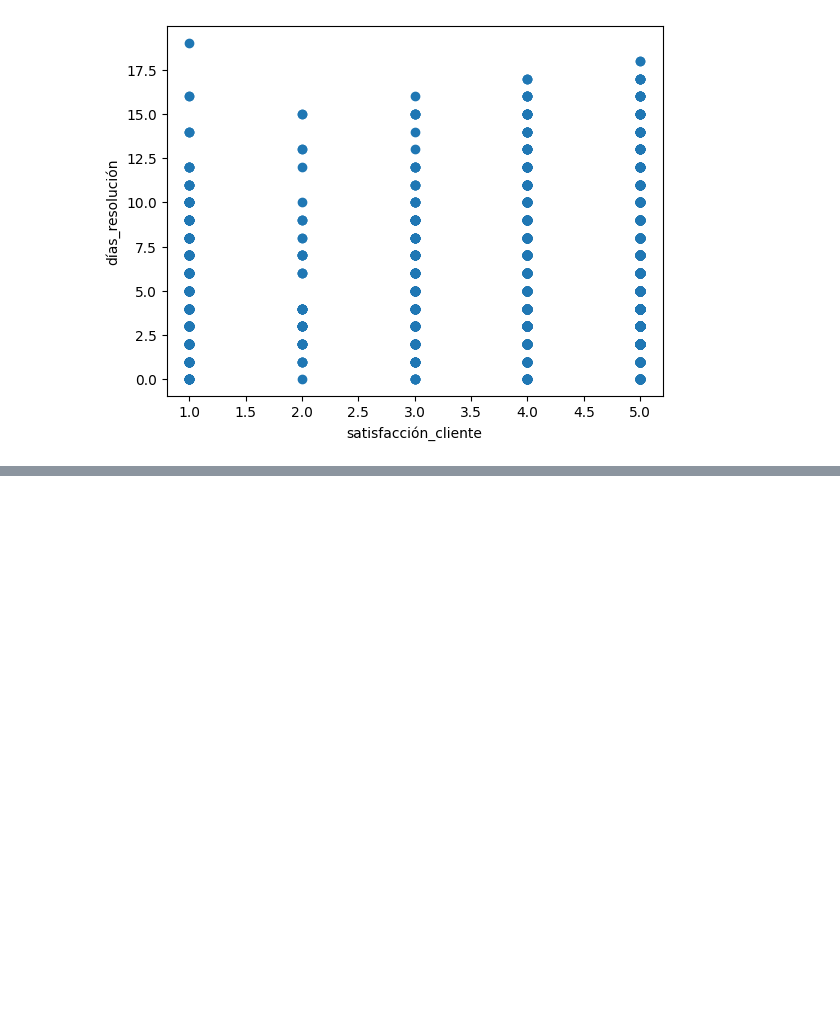
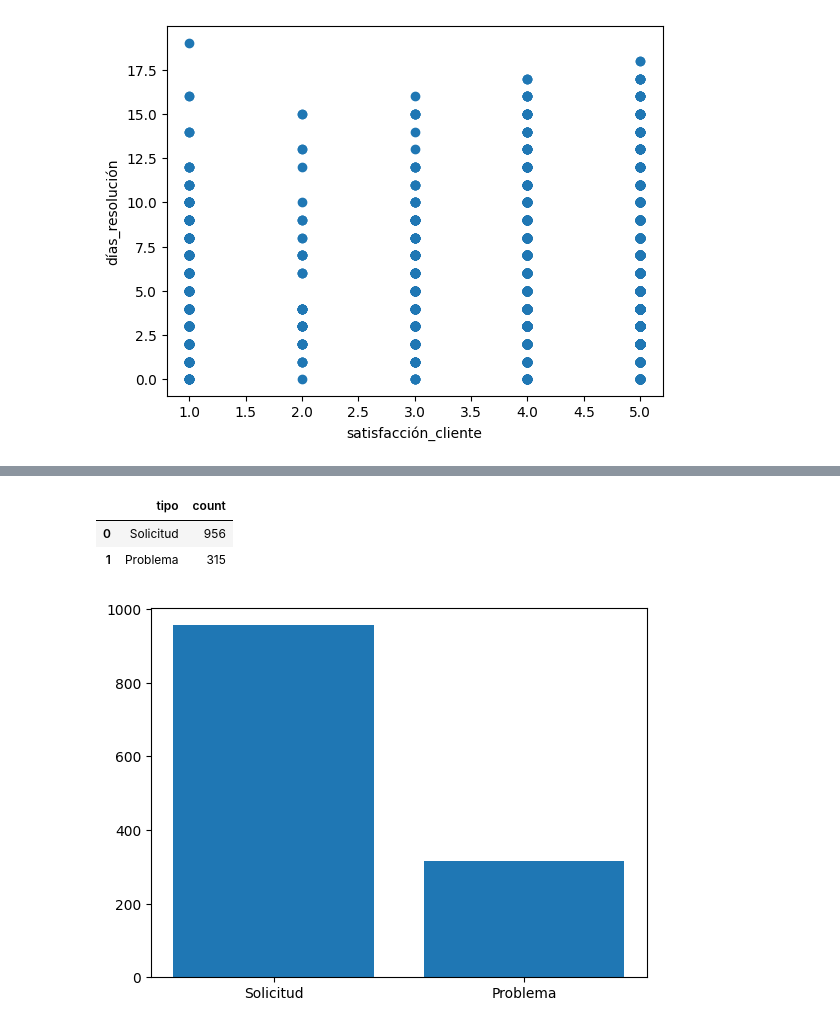
Before and after one commit to NataliaBarquin/Adalab_Pair_programming_3_numpy_pandas_visualizacion, a Jupyter notebook: pair_matplotlib.ipynb, the cells around one changed output, grey strips where cells are left out. Saved outputs shown, nothing was run; the diff lists cells and outputs as text; code cells hidden in the pictures; blank space fills up the shorter version.

```diff
--- a/pair_matplotlib.ipynb
+++ b/pair_matplotlib.ipynb
@@ -84,2 +98,5 @@ plt.show()
 # %%
 # En el ejercicio anterior hemos filtrado por "Software", realizar los mismos ejercicios que en el ejercicio 2, solo que en este caso filtrar por "Hardware"
+# %%
+num_hardware = df_tickets[df_tickets['categoría'] == 'Hardware']
+num_hardware.head()
@@ -85,0 +110,3 @@ plt.show()
+# %%
+nuevo_df_hard = pd.DataFrame(num_hardware)
+nuevo_df_hard.head()
@@ -85,0 +120,14 @@ plt.show()
+# %%
+grafica_tipo2 = pd.DataFrame(nuevo_df_hard['tipo'].value_counts())
+grafica_tipo2.reset_index(inplace = True)
+grafica_tipo2
+# %% [output]
+|  | tipo | count |
+| 0 | Solicitud | 956 |
+| 1 | Problema | 315 |
+# %%
+plt.figure()
+plt.bar(grafica_tipo2['tipo'],grafica_tipo2['count'])
+plt.show()
+# %% [output]
+[figure, added]
```
Also changed, not shown: parts of 9 cells of this notebook.
